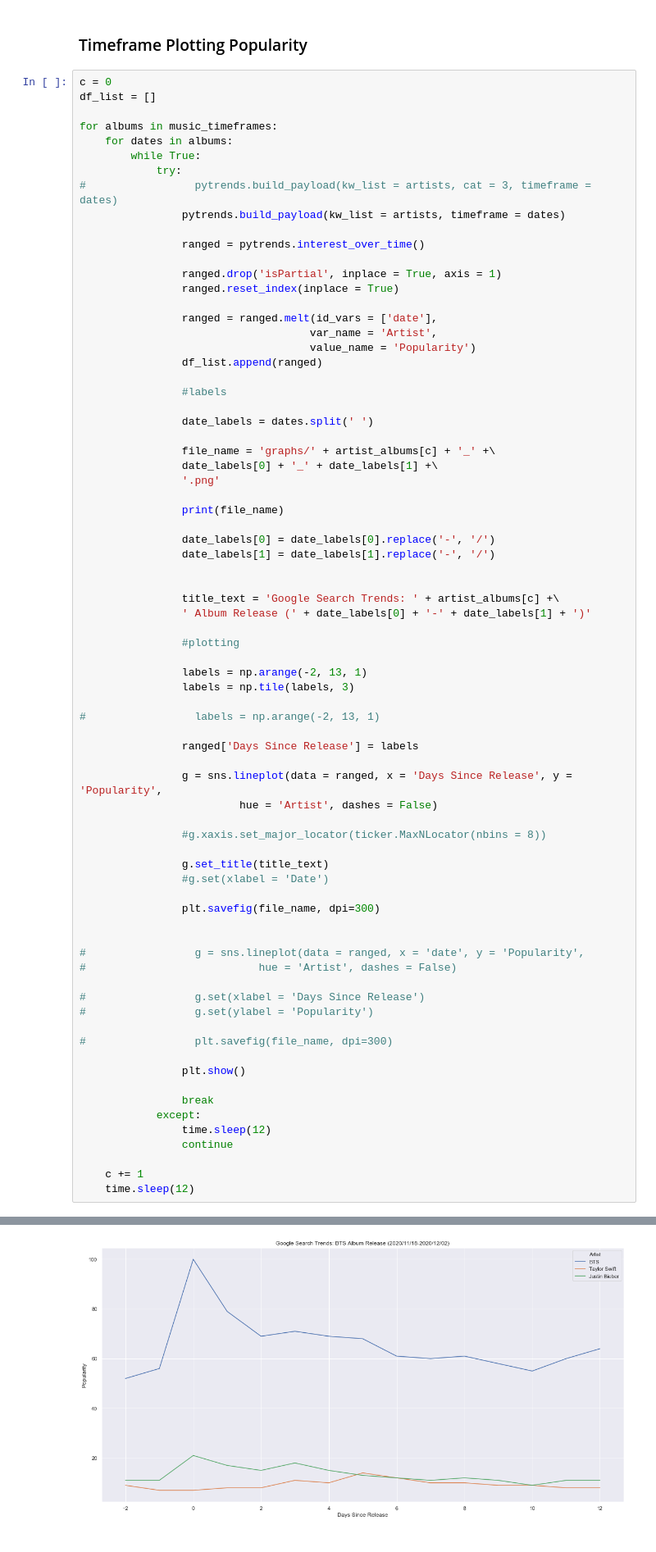
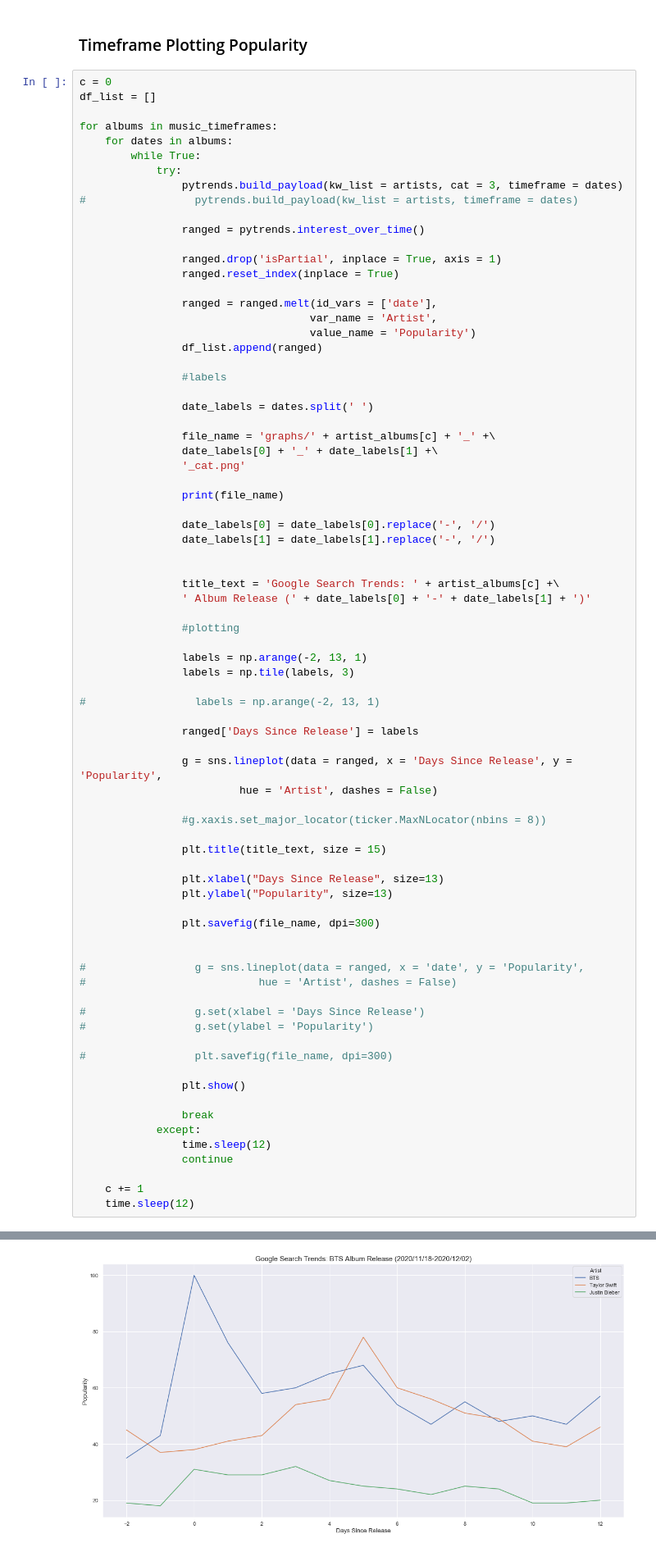
Before and after one commit to dliu9999/Fandom-Online-Collaboration, a Jupyter notebook: notebooks/01-duong-GoogleTrends.ipynb, the cells around one changed output, grey strips where cells are left out. Shown at 82% size. Cells and saved outputs as stored; diff of their text form.

```diff
--- a/notebooks/01-duong-GoogleTrends.ipynb
+++ b/notebooks/01-duong-GoogleTrends.ipynb
@@ -160,8 +166,8 @@ for albums in music_timeframes:
     for dates in albums:
         while True:
             try:
-#                 pytrends.build_payload(kw_list = artists, cat = 3, timeframe = dates)
-                pytrends.build_payload(kw_list = artists, timeframe = dates)
+                pytrends.build_payload(kw_list = artists, cat = 3, timeframe = dates)
+#                 pytrends.build_payload(kw_list = artists, timeframe = dates)
 
                 ranged = pytrends.interest_over_time()
 
@@ -179,7 +185,7 @@ for albums in music_timeframes:
 
                 file_name = 'graphs/' + artist_albums[c] + '_' +\
                 date_labels[0] + '_' + date_labels[1] +\
-                '.png'
+                '_cat.png'
 
                 print(file_name)
 
@@ -204,8 +210,10 @@ for albums in music_timeframes:
 
                 #g.xaxis.set_major_locator(ticker.MaxNLocator(nbins = 8))
 
-                g.set_title(title_text)
-                #g.set(xlabel = 'Date')
+                plt.title(title_text, size = 15)
+
+                plt.xlabel("Days Since Release", size=13)
+                plt.ylabel("Popularity", size=13)
 
                 plt.savefig(file_name, dpi=300)
 
@@ -236 +244 @@ graphs/BTS_2020-11-18_2020-12-02.png
-[figure, old version]
+[figure, new version]
```
Also changed, not shown: parts of 14 cells of this notebook, 43 other files.
